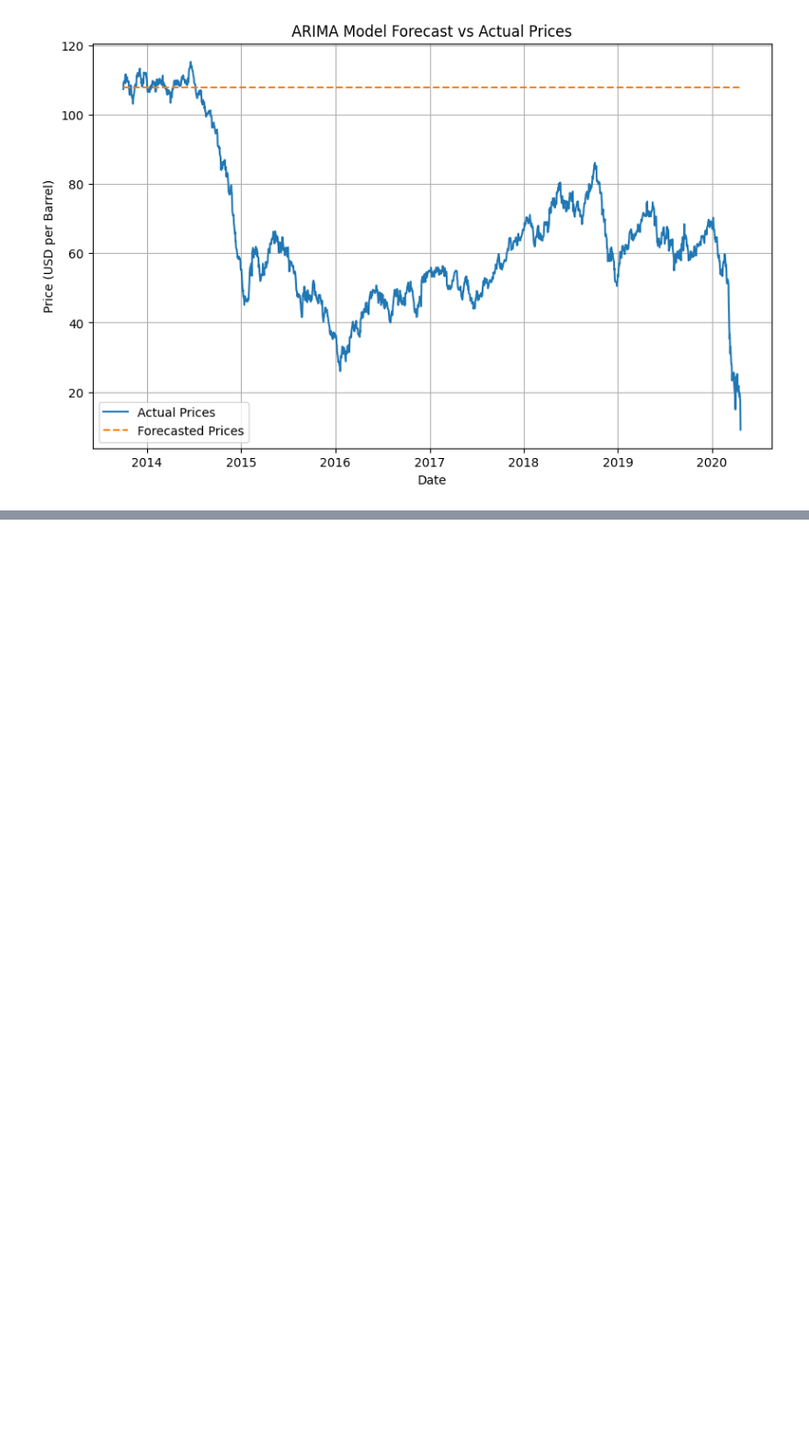
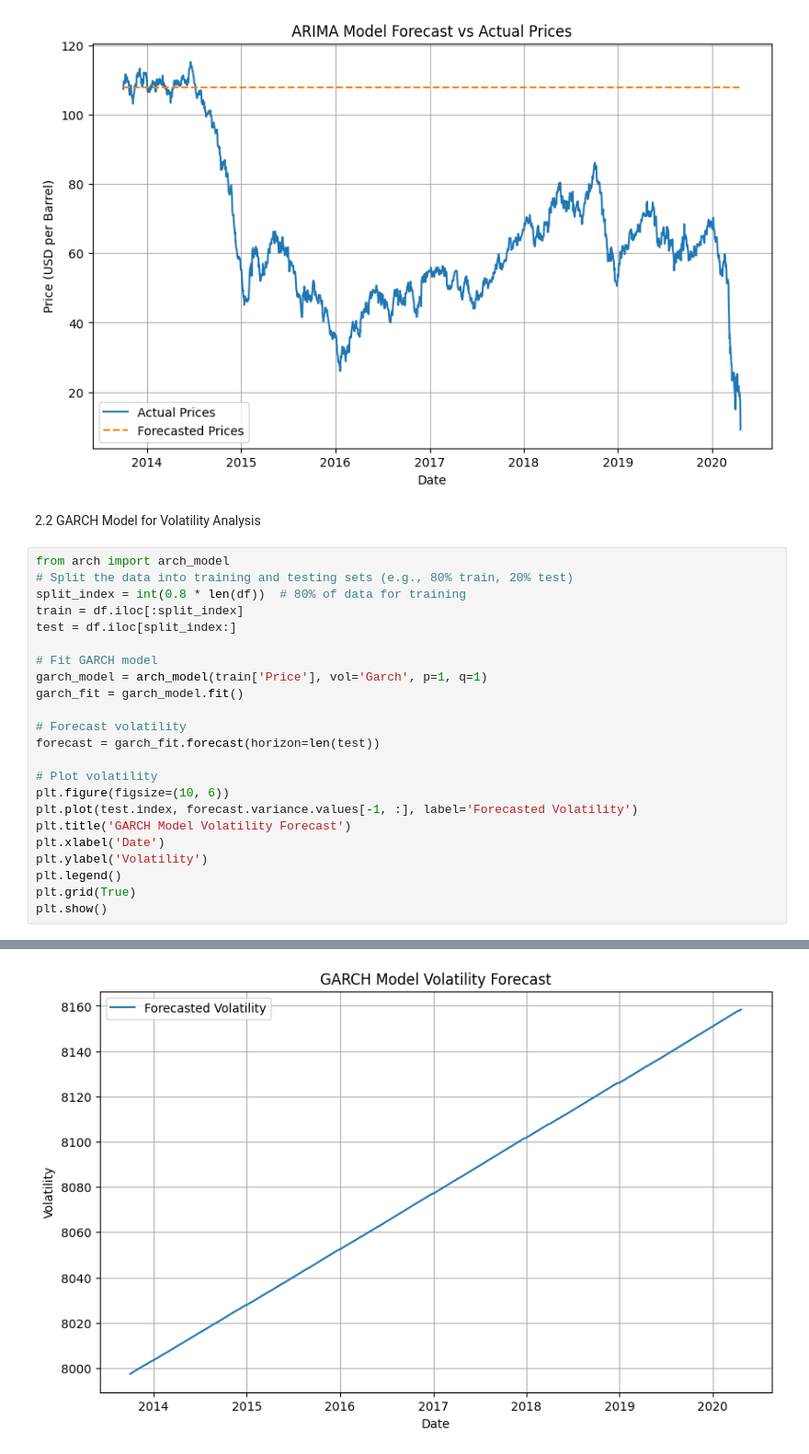
Before and after one commit to malzbanker/AIM_WEEK_10, a Jupyter notebook: notebooks/edaa.ipynb, the cells around one changed output, grey strips where cells are left out. Shown at 92% size. Drawn from its saved outputs; the diff is of its cells as text; blank space fills up the shorter version.

Commit message:
GARCH Model for Volatility Analysis

```diff
--- a/notebooks/edaa.ipynb
+++ b/notebooks/edaa.ipynb
@@ -151,3 +151,29 @@ plt.show()
 # %% [output]
 Mean Squared Error: 2303.9727976201434
 [figure]
+# %% [markdown]
+2.2 GARCH Model for Volatility Analysis
+# %%
+from arch import arch_model
+# Split the data into training and testing sets (e.g., 80% train, 20% test)
+split_index = int(0.8 * len(df))  # 80% of data for training
+train = df.iloc[:split_index]
+test = df.iloc[split_index:]
+
+# Fit GARCH model
+garch_model = arch_model(train['Price'], vol='Garch', p=1, q=1)
+garch_fit = garch_model.fit()
+
+# Forecast volatility
+forecast = garch_fit.forecast(horizon=len(test))
+
+# Plot volatility
+plt.figure(figsize=(10, 6))
+plt.plot(test.index, forecast.variance.values[-1, :], label='Forecasted Volatility')
+plt.title('GARCH Model Volatility Forecast')
+plt.xlabel('Date')
+plt.ylabel('Volatility')
+plt.legend()
+plt.grid(True)
+plt.show()
+# %% [output]
@@ -153,0 +197 @@ Mean Squared Error: 2303.9727976201434
+[figure, added]
```
Also changed, not shown: parts of 1 cell of this notebook.
